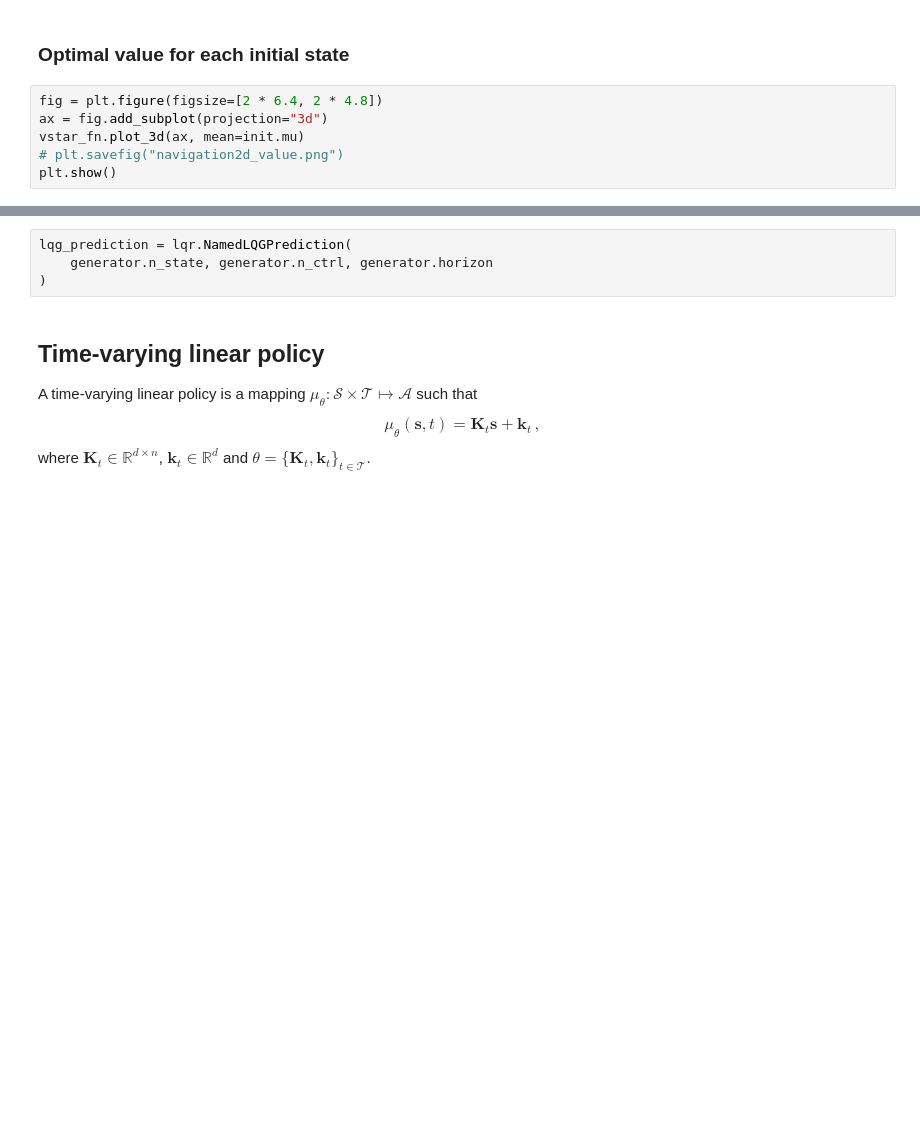
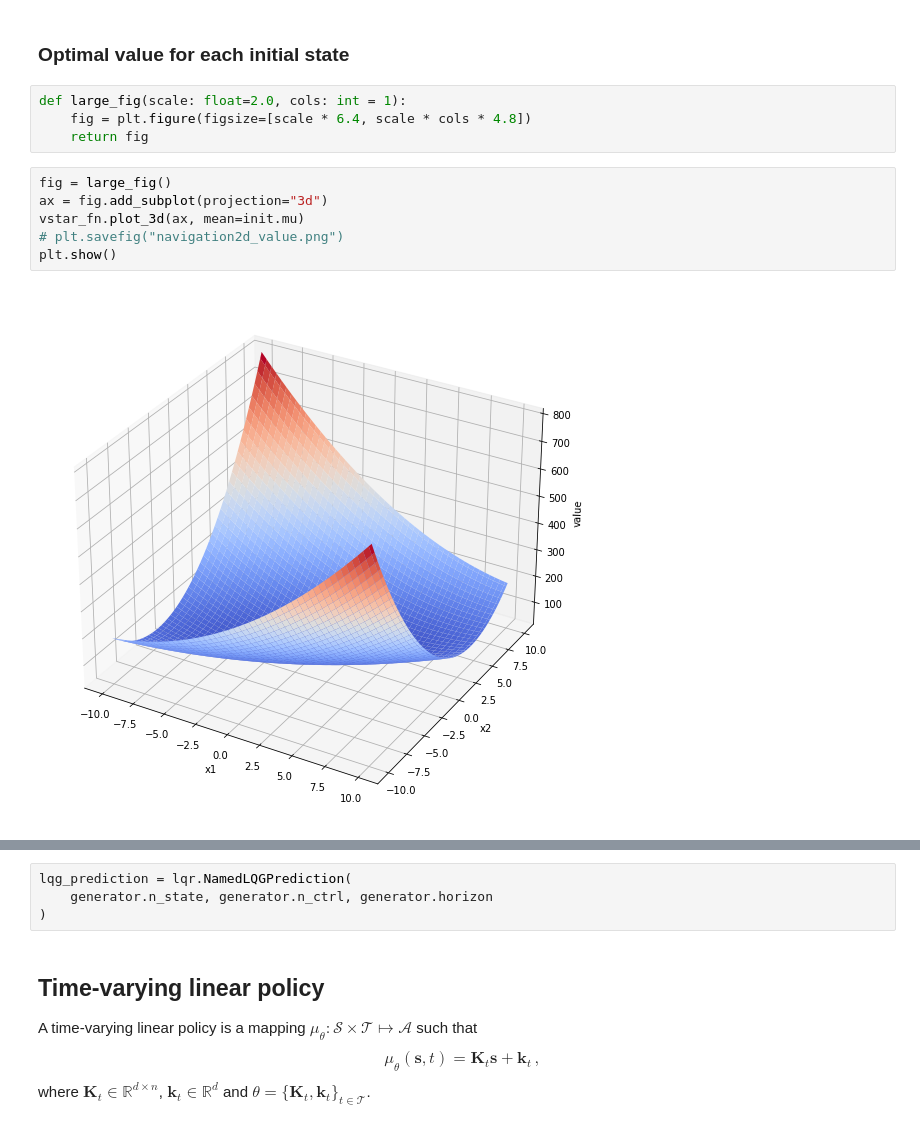
Before and after one commit to 0xangelo/LQSVG, a Jupyter notebook: experiments/true_svg.ipynb, the cells around one changed output, grey strips where cells are left out. Drawn from its saved outputs; the diff is of its cells as text; blank space fills up the shorter version.

```diff
--- a/experiments/true_svg.ipynb
+++ b/experiments/true_svg.ipynb
@@ -199,10 +234,16 @@ print(
 # %% [markdown]
 ### Optimal value for each initial state
+# %%
+def large_fig(scale: float=2.0, cols: int = 1):
+    fig = plt.figure(figsize=[scale * 6.4, scale * cols * 4.8])
+    return fig
 # %%
-fig = plt.figure(figsize=[2 * 6.4, 2 * 4.8])
+fig = large_fig()
 ax = fig.add_subplot(projection="3d")
 vstar_fn.plot_3d(ax, mean=init.mu)
 # plt.savefig("navigation2d_value.png")
 plt.show()
+# %% [output]
+[figure, added]
 # %%
 print(vstar_fn.symeig())
```
Also changed, not shown: parts of 19 cells of this notebook.
